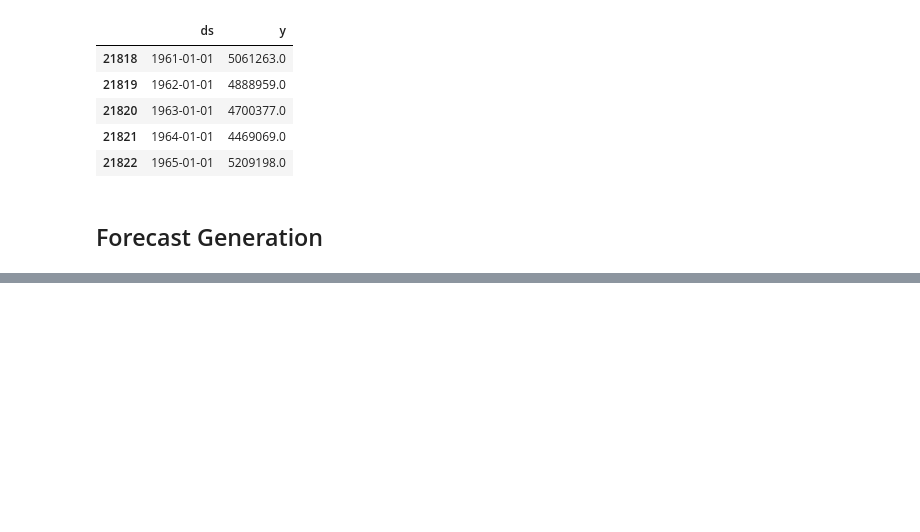
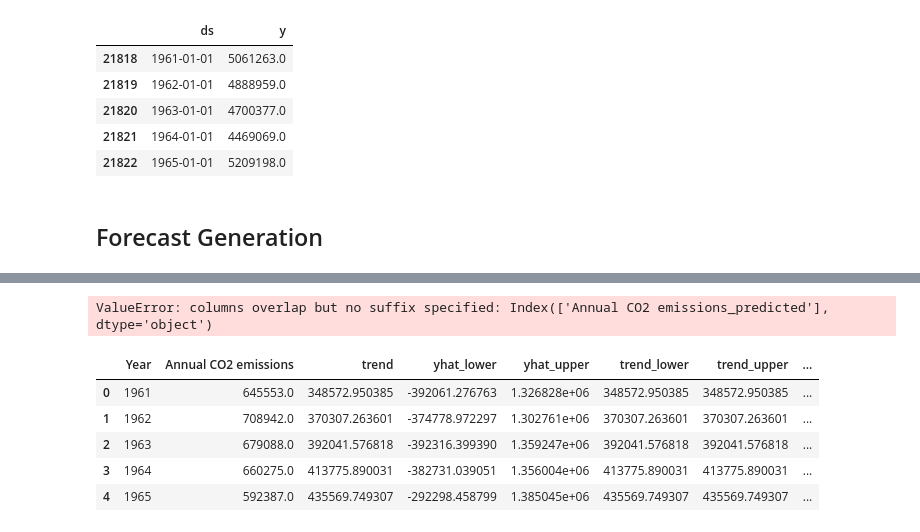
Before and after one commit to Etisaal-Intelligence/global_yearly_metrics_visualizer, a Jupyter notebook: 3_models/M1_forecast.ipynb, the cells around one changed output, grey strips where cells are left out. Drawn from its saved outputs; the diff is of its cells as text; code cells hidden in the pictures; blank space fills up the shorter version.

```diff
--- a/3_models/M1_forecast.ipynb
+++ b/3_models/M1_forecast.ipynb
@@ -208,0 +274,7 @@ all_entities_pred_df.head()
+# %%
+def calculate_x_years_forecast_sum(frame, n_years, start_year=2021):
+    year_list = [start_year+x for x in range(n_years)]
+
+    frame = frame.loc[frame['Year'].isin(year_list)]
+
+    return frame.groupby('Entity')[f'{y}_predicted'].sum()
@@ -209 +297,22 @@ all_entities_pred_df.head()
+# %%
+forecast_sum = calculate_x_years_forecast_sum(
+    df_final.set_index('Entity')[[f'{y}_predicted', 'Year']],
+    10,
+    2021
+)
+
+forecast_sum = forecast_sum.rename(f'{y}_predicted_10')
+
+df_final.join(forecast_sum, on='Entity')
+# %% [output]
+ValueError: columns overlap but no suffix specified: Index(['Annual CO2 emissions_predicted'], dtype='object')
+# %%
+df_final.head()
+# %% [output]
+|  | Year | Annual CO2 emissions | trend | yhat_lower | yhat_upper | trend_lower | trend_upper | ... |
+| 0 | 1961 | 645553.0 | 348572.950385 | -392061.276763 | 1.326828e+06 | 348572.950385 | 348572.950385 | ... |
+| 1 | 1962 | 708942.0 | 370307.263601 | -374778.972297 | 1.302761e+06 | 370307.263601 | 370307.263601 | ... |
+| 2 | 1963 | 679088.0 | 392041.576818 | -392316.399390 | 1.359247e+06 | 392041.576818 | 392041.576818 | ... |
+| 3 | 1964 | 660275.0 | 413775.890031 | -382731.039051 | 1.356004e+06 | 413775.890031 | 413775.890031 | ... |
+| 4 | 1965 | 592387.0 | 435569.749307 | -292298.458799 | 1.385045e+06 | 435569.749307 | 435569.749307 | ... |
 # %%
```
Also changed, not shown: parts of 14 cells of this notebook, 1 other file.
